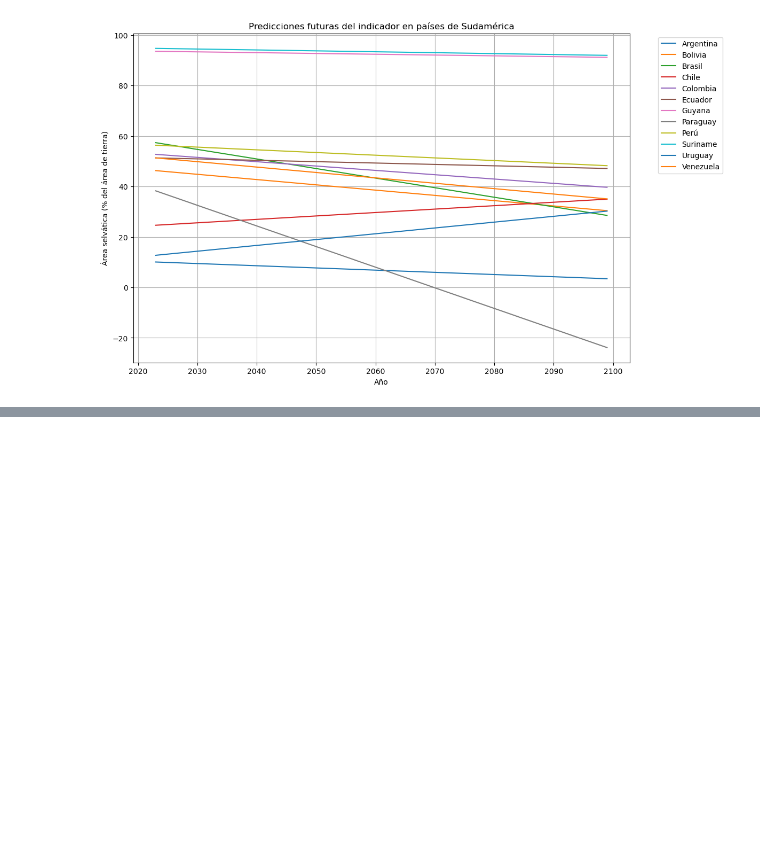
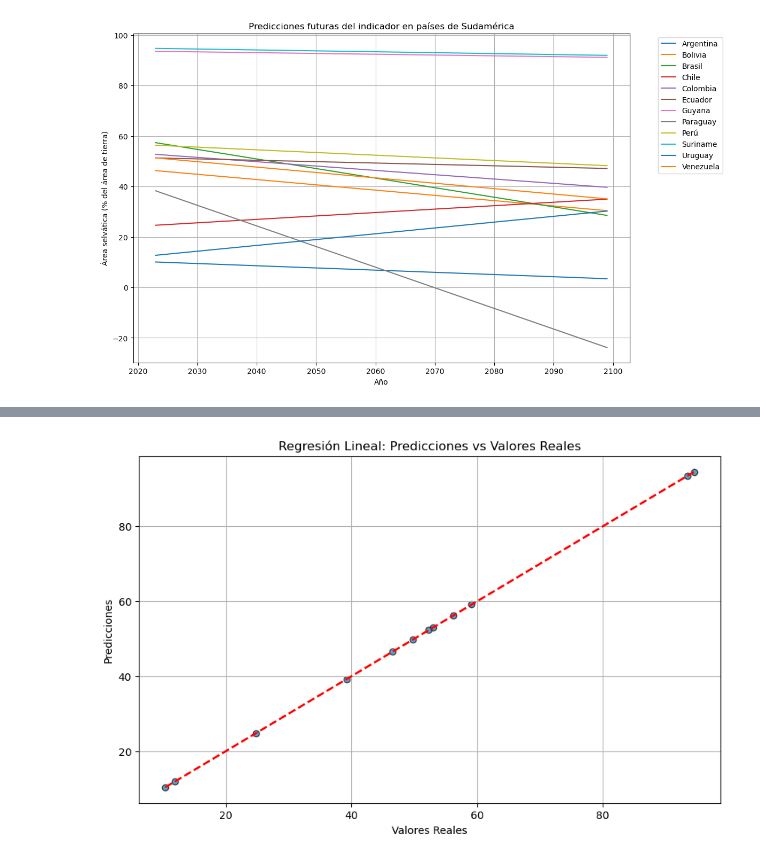
Before and after one commit to jaimecabrera911/ACA_FINAL, a Jupyter notebook: aca_final.ipynb, the cells around one changed output, grey strips where cells are left out. Saved outputs shown, nothing was run; the diff lists cells and outputs as text; code cells hidden in the pictures; blank space fills up the shorter version.

```diff
--- a/aca_final.ipynb
+++ b/aca_final.ipynb
@@ -195,0 +291,28 @@ plt.show()
+# %%
+from sklearn.linear_model import LinearRegression
+import numpy as np
+
+# Crear el modelo de regresión lineal
+linear_model = LinearRegression()
+
+# Seleccionar las características (X) y la variable objetivo (y)
+X = df_suramerica[[str(year) for year in years]].values
+y = df_suramerica['2022'].values
+
+# Entrenar el modelo
+linear_model.fit(X, y)
+
+# Realizar predicciones
+y_pred = linear_model.predict(X)
+
+# Crear el gráfico de regresión
+plt.figure(figsize=(10, 6))
+plt.scatter(y, y_pred, edgecolor='k', alpha=0.7)
+plt.plot([y.min(), y.max()], [y.min(), y.max()], 'r--', lw=2)
+plt.xlabel('Valores Reales')
+plt.ylabel('Predicciones')
+plt.title('Regresión Lineal: Predicciones vs Valores Reales Área selvática (% del área de tierra)')
+plt.grid(True)
+plt.show()
+# %% [output]
+[figure, added]
```
Also changed, not shown: parts of 2 cells of this notebook.
